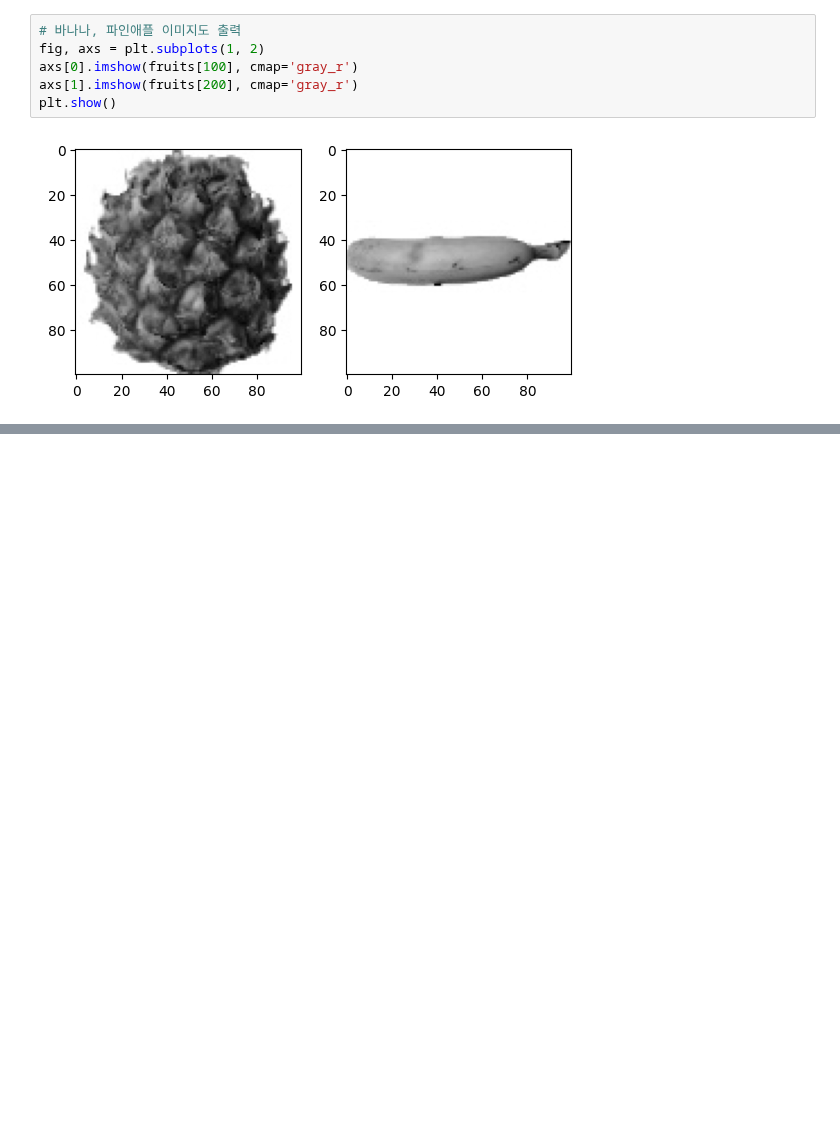
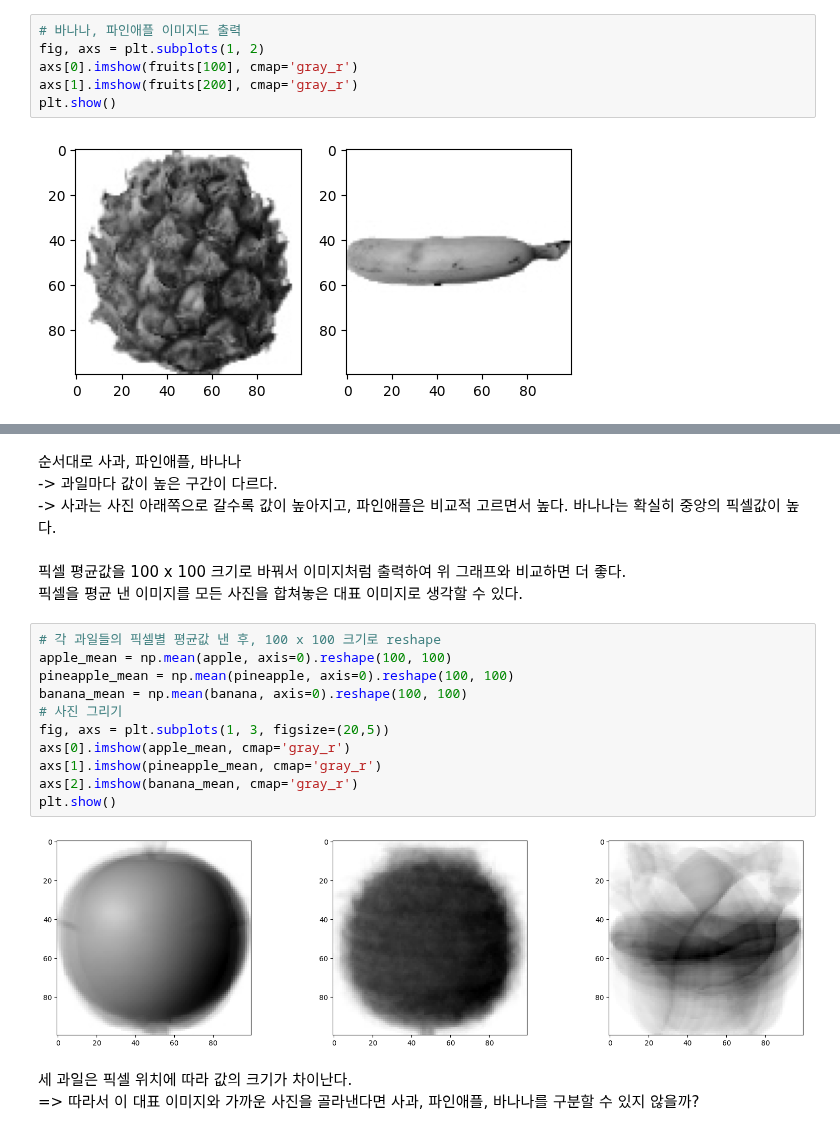
Before and after one commit to Chocoding1/Machine-Learning-Deep-Learning, a Jupyter notebook: 06_1.ipynb, the cells around one changed output, grey strips where cells are left out. Saved outputs shown, nothing was run; the diff lists cells and outputs as text; blank space fills up the shorter version.

```diff
--- a/06_1.ipynb
+++ b/06_1.ipynb
@@ -89,0 +156,23 @@ plt.show()
+# %% [markdown]
+순서대로 사과, 파인애플, 바나나<br>
+-> 과일마다 값이 높은 구간이 다르다.<br>
+-> 사과는 사진 아래쪽으로 갈수록 값이 높아지고, 파인애플은 비교적 고르면서 높다. 바나나는 확실히 중앙의 픽셀값이 높다.
+# %% [markdown]
+픽셀 평균값을 100 x 100 크기로 바꿔서 이미지처럼 출력하여 위 그래프와 비교하면 더 좋다.<br>
+픽셀을 평균 낸 이미지를 모든 사진을 합쳐놓은 대표 이미지로 생각할 수 있다.
+# %%
+# 각 과일들의 픽셀별 평균값 낸 후, 100 x 100 크기로 reshape
+apple_mean = np.mean(apple, axis=0).reshape(100, 100)
+pineapple_mean = np.mean(pineapple, axis=0).reshape(100, 100)
+banana_mean = np.mean(banana, axis=0).reshape(100, 100)
+# 사진 그리기
+fig, axs = plt.subplots(1, 3, figsize=(20,5))
+axs[0].imshow(apple_mean, cmap='gray_r')
+axs[1].imshow(pineapple_mean, cmap='gray_r')
+axs[2].imshow(banana_mean, cmap='gray_r')
+plt.show()
+# %% [output]
+[figure, added]
+# %% [markdown]
+세 과일은 픽셀 위치에 따라 값의 크기가 차이난다.<br>
+=> 따라서 이 대표 이미지와 가까운 사진을 골라낸다면 사과, 파인애플, 바나나를 구분할 수 있지 않을까?
```
Also changed, not shown: parts of 21 cells of this notebook.
